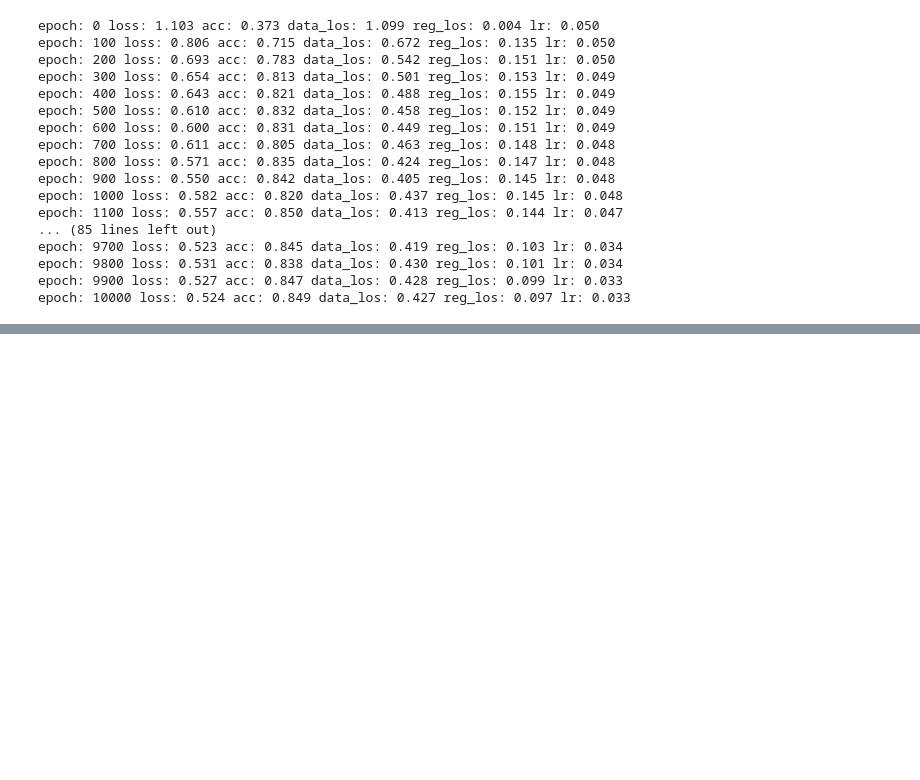
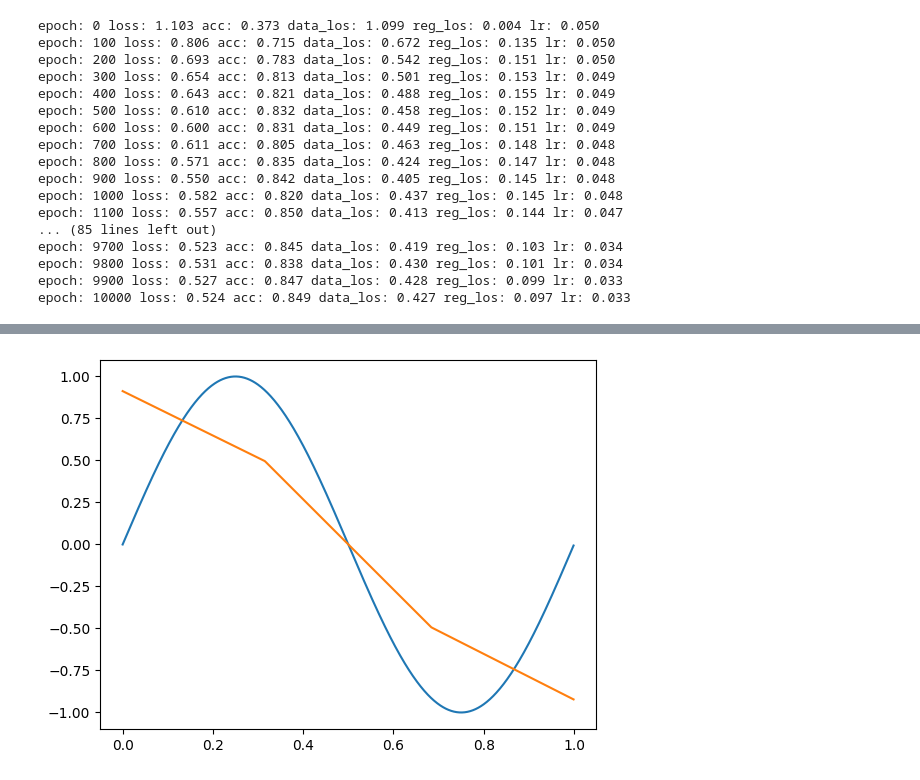
Before and after one commit to douglasmmachado/BatterySoC-Prediction, a Jupyter notebook: examples.ipynb, the cells around one changed output, grey strips where cells are left out. Drawn from its saved outputs; the diff is of its cells as text; code cells hidden in the pictures; blank space fills up the shorter version.

```diff
--- a/examples.ipynb
+++ b/examples.ipynb
@@ -1966,0 +1965,25 @@ b
+# %%
+#Linear activation
+
+class Activation_Linear:
+
+  def forward(self, inputs):
+    self.inputs = inputs
+    self.output = inputs
+
+  def backward(self, dvalues):
+    self.dinputs = dvalues.copy()
+# %%
+# Mean Squared Erros Loss
+
+class Loss_MeanSquaredError(Loss): #L2 loss
+
+  def forward(self, y_pred, y_true):
+    sample_losses = np.mean((y_true - y_pred)**2,axis = -1)
+    return sample_losses
+
+  def backward(self, dvalues, y_true):
+    samples = len(dvalues)
+    outputs = len(dvalues[0])
+    self.dinputs = -2 * (y_true - dvalues) / outputs
+    self.dinputs = self.dinputs / samples
@@ -1966,0 +2094,15 @@ b
+# %%
+import matplotlib.pyplot as plt
+
+X_test, y_test = sine_data()
+
+dense1.forward(X_test)
+activation1.forward(dense1.output)
+dense2.forward(activation1.output)
+activation2.forward(dense2.output)
+
+plt.plot(X_test, y_test)
+plt.plot(X_test, activation2.output)
+plt.show()
+# %% [output]
+[figure, added]
```
Also changed, not shown: parts of 11 cells of this notebook.
